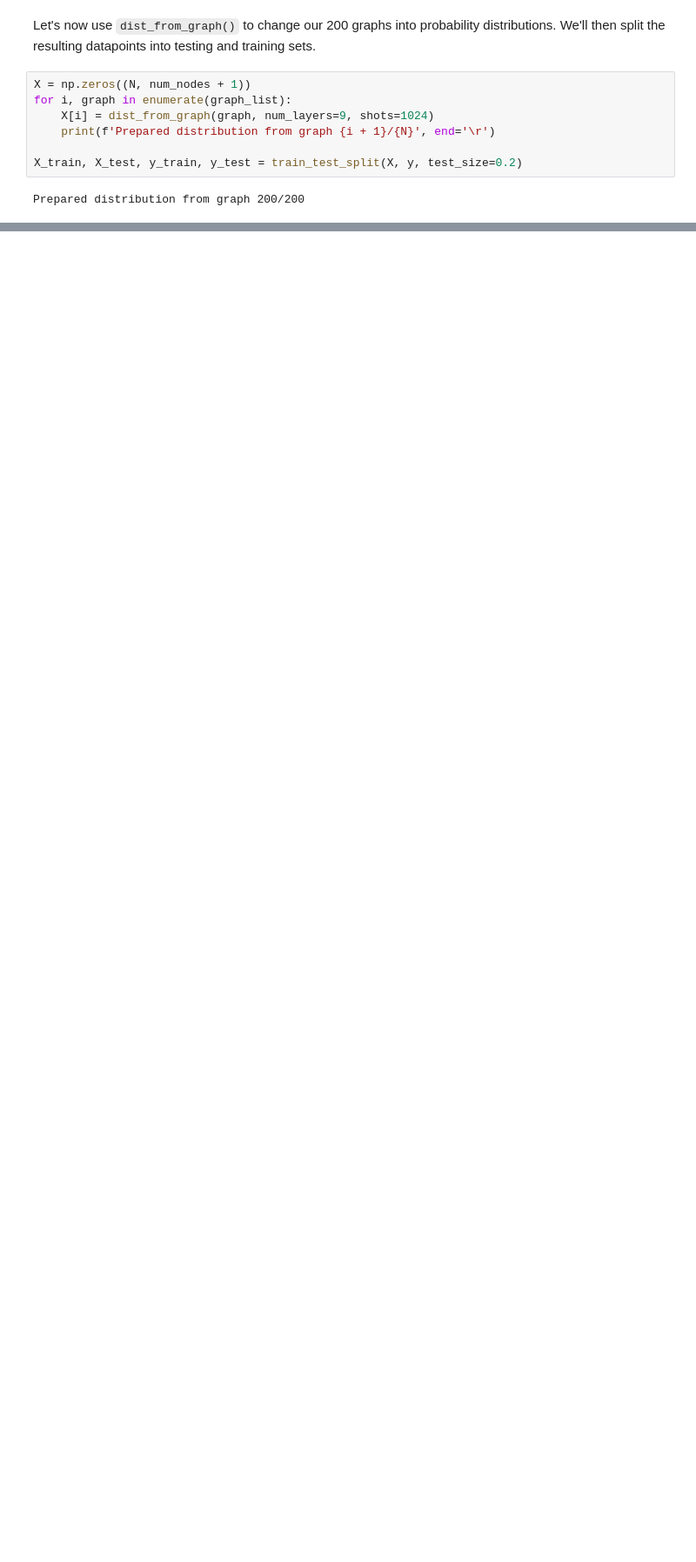
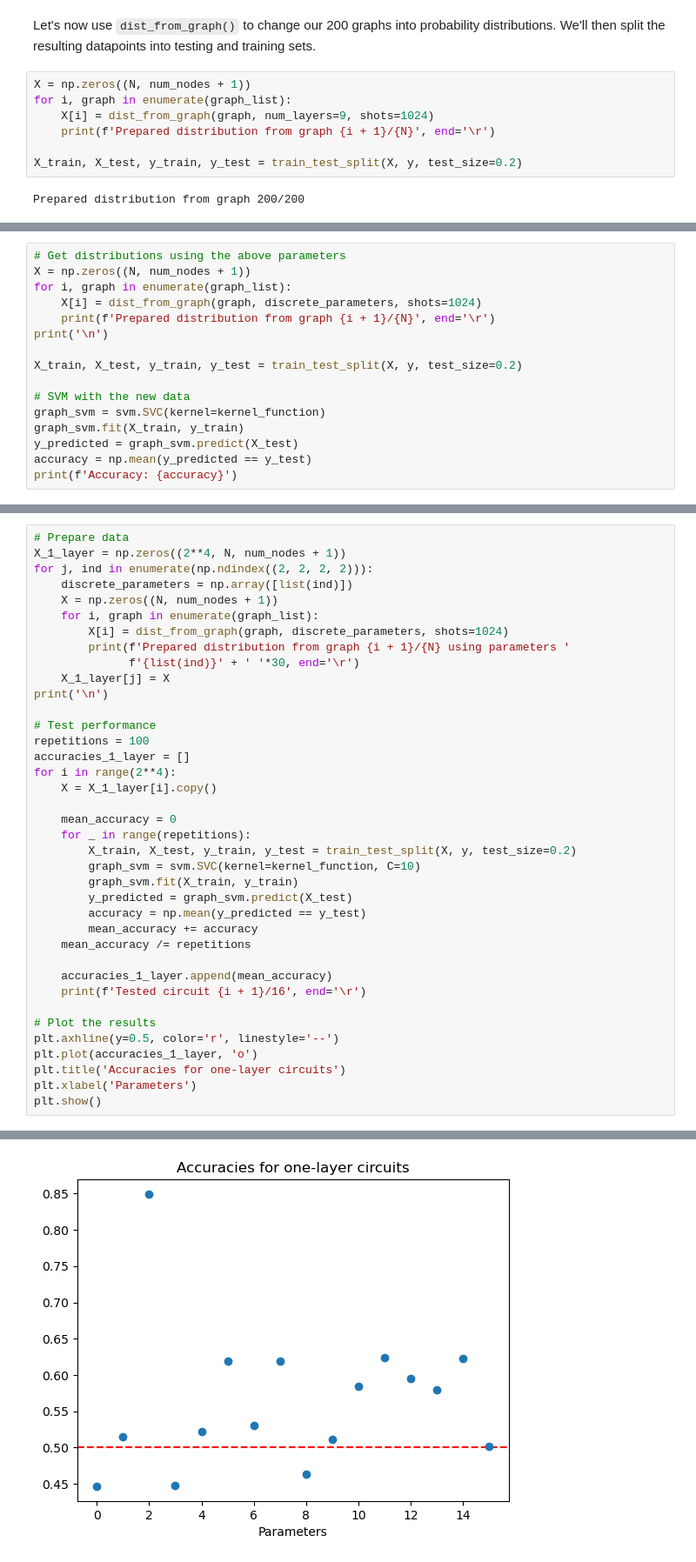
Before and after one commit to JohnGoldenGardiner/graph-kernel, a Jupyter notebook: demonstration.ipynb, the cells around one changed output, grey strips where cells are left out. Shown: that part at 87% size. Drawn from its saved outputs; the diff is of its cells as text; blank space fills up the shorter version.

```diff
--- a/demonstration.ipynb
+++ b/demonstration.ipynb
@@ -183,0 +182,16 @@ There are many more optimizations to try. Can we iteratively improve this to get
+# %%
+# Get distributions using the above parameters
+X = np.zeros((N, num_nodes + 1))
+for i, graph in enumerate(graph_list):
+    X[i] = dist_from_graph(graph, discrete_parameters, shots=1024)
+    print(f'Prepared distribution from graph {i + 1}/{N}', end='\r')
+print('\n')
+
+X_train, X_test, y_train, y_test = train_test_split(X, y, test_size=0.2)
+
+# SVM with the new data
+graph_svm = svm.SVC(kernel=kernel_function)
+graph_svm.fit(X_train, y_train)
+y_predicted = graph_svm.predict(X_test)
+accuracy = np.mean(y_predicted == y_test)
+print(f'Accuracy: {accuracy}')
@@ -183,0 +204,39 @@ There are many more optimizations to try. Can we iteratively improve this to get
+# %%
+# Prepare data
+X_1_layer = np.zeros((2**4, N, num_nodes + 1))
+for j, ind in enumerate(np.ndindex((2, 2, 2, 2))):
+    discrete_parameters = np.array([list(ind)])
+    X = np.zeros((N, num_nodes + 1))
+    for i, graph in enumerate(graph_list):
+        X[i] = dist_from_graph(graph, discrete_parameters, shots=1024)
+        print(f'Prepared distribution from graph {i + 1}/{N} using parameters '
+              f'{list(ind)}' + ' '*30, end='\r')
+    X_1_layer[j] = X
+print('\n')
+
+# Test performance
+repetitions = 100
+accuracies_1_layer = []
+for i in range(2**4):
+    X = X_1_layer[i].copy()
+
+    mean_accuracy = 0
+    for _ in range(repetitions):
+        X_train, X_test, y_train, y_test = train_test_split(X, y, test_size=0.2)
+        graph_svm = svm.SVC(kernel=kernel_function, C=10)
+        graph_svm.fit(X_train, y_train)
+        y_predicted = graph_svm.predict(X_test)
+        accuracy = np.mean(y_predicted == y_test)
+        mean_accuracy += accuracy
+    mean_accuracy /= repetitions
+
+    accuracies_1_layer.append(mean_accuracy)
+    print(f'Tested circuit {i + 1}/16', end='\r')
+
+# Plot the results
+plt.axhline(y=0.5, color='r', linestyle='--')
+plt.plot(accuracies_1_layer, 'o')
+plt.title('Accuracies for one-layer circuits')
+plt.xlabel('Parameters')
+plt.show()
+# %% [output]
@@ -183,0 +246 @@ There are many more optimizations to try. Can we iteratively improve this to get
+[figure, added]
```
Also changed, not shown: parts of 18 cells of this notebook.
